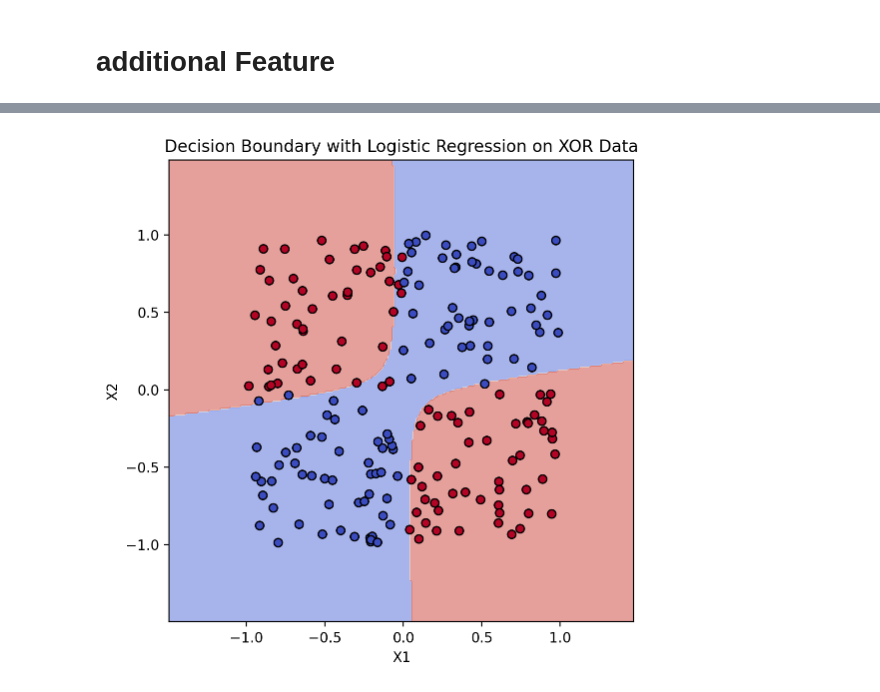
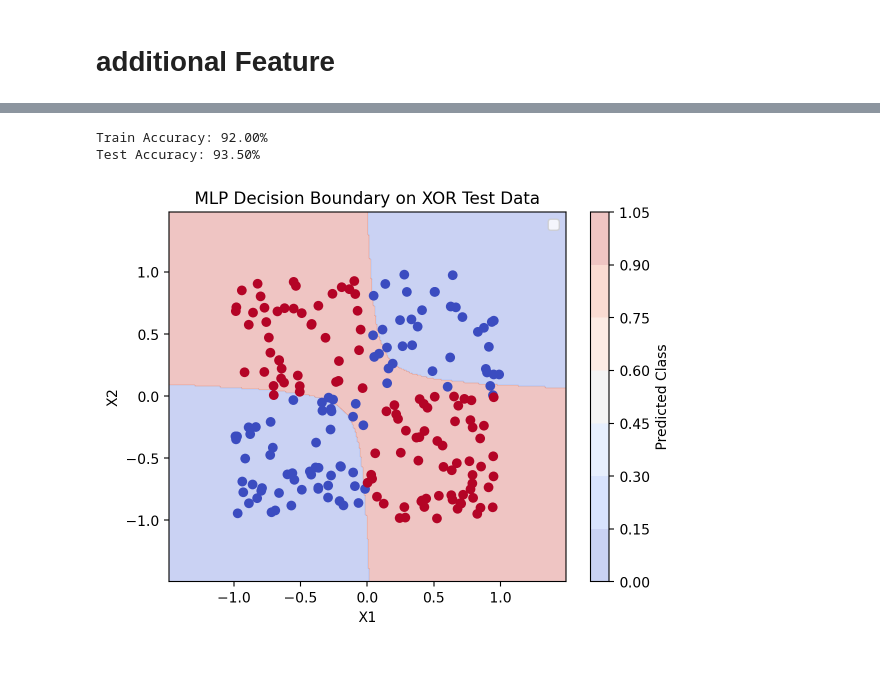
Before and after one commit to Vanshrichardiya/Vanshri, a Jupyter notebook: Task_2_MLP.ipynb, the cells around one changed output, grey strips where cells are left out. Drawn from its saved outputs; the diff is of its cells as text; code cells hidden in the pictures; blank space fills up the shorter version.

```diff
--- a/Task_2_MLP.ipynb
+++ b/Task_2_MLP.ipynb
@@ -350,5 +350,3 @@ from sklearn.metrics import accuracy_score
 poly = PolynomialFeatures(degree=2, include_bias=False)
 X_train_poly = poly.fit_transform(X_train)
 X_test_poly = poly.transform(X_test)
-log_reg = LogisticRegression()
-log_reg.fit(X_train_poly, Y_train)
@@ -362,0 +361,13 @@ Test Accuracy: 93.00%
+# %%
+class LogisticRegressionModel(nn.Module):
+    def __init__(self, input_dim):
+        super(LogisticRegressionModel, self).__init__()
+        self.linear = nn.Linear(input_dim, 1)
+
+    def forward(self, x):
+        return torch.sigmoid(self.linear(x))
+# %%
+input_dim = X_train_poly.shape[1]
+model = LogisticRegressionModel(input_dim)
+criterion = nn.BCELoss()  # Binary Cross-Entropy Loss
+optimizer = torch.optim.SGD(model.parameters(), lr=0.1)
@@ -363,24 +394,38 @@ Test Accuracy: 93.00%
+# %%
+with torch.no_grad():
+    y_pred_train = model(X_train_poly_torch).round()
+    y_pred_test = model(X_test_poly_torch).round()
+
+    train_accuracy = (y_pred_train.eq(y_train_torch).sum() / float(y_train_torch.shape[0])).item() * 100
+    test_accuracy = (y_pred_test.eq(y_test_torch).sum() / float(y_test_torch.shape[0])).item() * 100
+
+print(f'Train Accuracy: {train_accuracy:.2f}%')
+print(f'Test Accuracy: {test_accuracy:.2f}%')
+# %% [output]
+Train Accuracy: 92.00%
+Test Accuracy: 93.50%
 # %%
-# Create a grid of points for the decision surface
 x_min, x_max = X_test[:, 0].min() - 0.5, X_test[:, 0].max() + 0.5
 y_min, y_max = X_test[:, 1].min() - 0.5, X_test[:, 1].max() + 0.5
-xx, yy = np.meshgrid(np.arange(x_min, x_max, 0.01),
-                     np.arange(y_min, y_max, 0.01))
+xx, yy = np.meshgrid(np.arange(x_min, x_max, 0.01), np.arange(y_min, y_max, 0.01))
 
-# Transform the grid points
-grid_points = np.c_[xx.ravel(), yy.ravel()]
-grid_points_poly = poly.transform(grid_points)
+# Predict class labels for all points in the meshgrid
+grid_data = np.c_[xx.ravel(), yy.ravel()]
+grid_data_poly = poly.transform(grid_data)  # Transform grid data to match polynomial features
+grid_data_t = torch.tensor(grid_data_poly, dtype=torch.float32)
 
-# Predict for the grid points
-Z = log_reg.predict(grid_points_poly).reshape(xx.shape)
+with torch.no_grad():
+    Z = model(grid_data_t)
+    Z = Z.round().numpy().reshape(xx.shape)
 
 # Plot decision surface
-plt.figure(figsize=(6, 6))
-plt.contourf(xx, yy, Z, alpha=0.5, cmap='coolwarm')
-plt.scatter(X_train[:, 0], X_train[:, 1], c=Y_train, cmap='coolwarm', edgecolors='k')
-plt.title('Decision Boundary with Logistic Regression on XOR Data')
+plt.contourf(xx, yy, Z, alpha=0.3, cmap='coolwarm')
+plt.colorbar(label='Predicted Class')
+plt.scatter(X_train[:, 0], X_train[:, 1], c=Y_train, cmap='coolwarm')
 plt.xlabel("X1")
 plt.ylabel("X2")
+plt.title("MLP Decision Boundary on XOR Test Data")
+plt.legend()
 plt.show()
 # %% [output]
-[figure, old version]
+[figure, new version]
```
Also changed, not shown: parts of 18 cells of this notebook.
